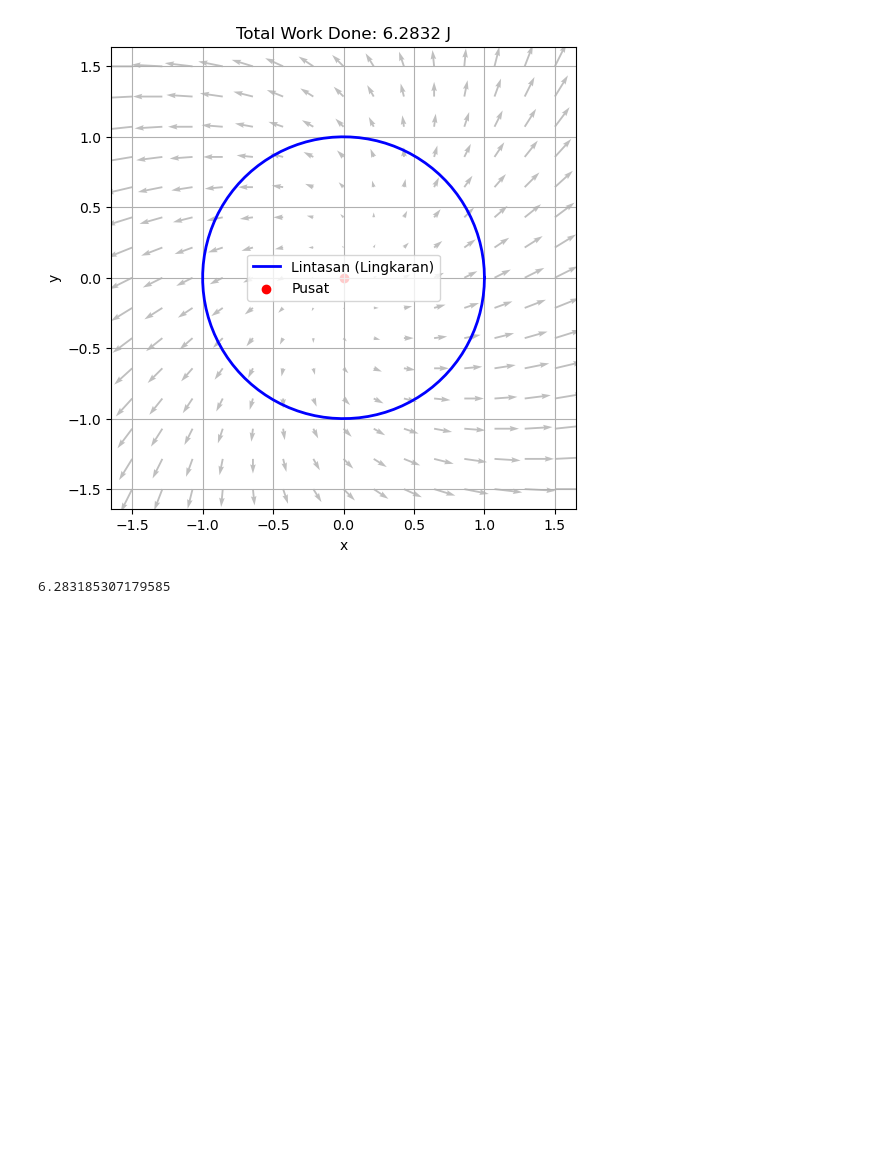
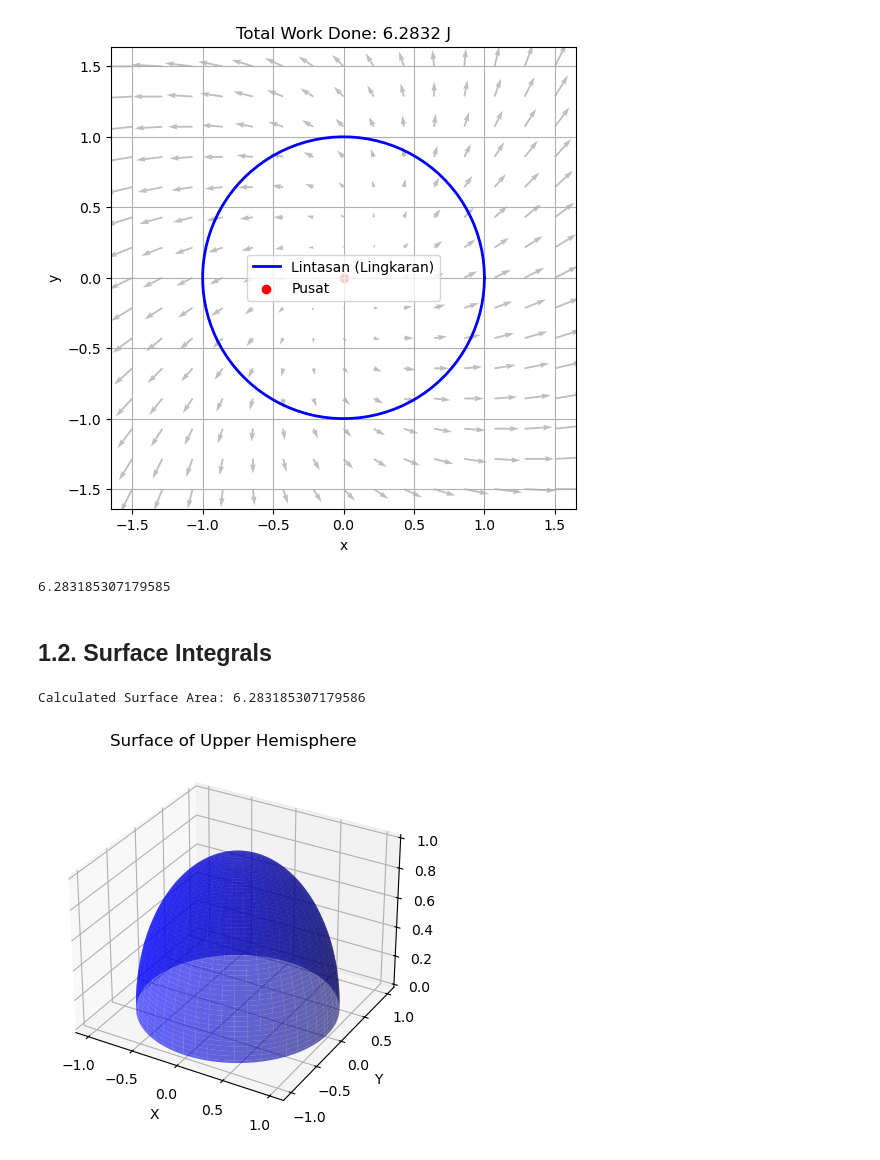
Before and after one commit to zharfanw/zhongshan_em, a Jupyter notebook: EM_3_VectorCalculus.ipynb, the cells around one changed output. Drawn from its saved outputs; the diff is of its cells as text; code cells hidden in the pictures; blank space fills up the shorter version.

```diff
--- a/EM_3_VectorCalculus.ipynb
+++ b/EM_3_VectorCalculus.ipynb
@@ -202,3 +202,56 @@ result
 # %% [output]
 [figure]
 6.283185307179585
+# %% [markdown]
+## 1.2. Surface Integrals
+# %%
+import numpy as np
+import matplotlib.pyplot as plt
+from mpl_toolkits.mplot3d import Axes3D
+from scipy.integrate import dblquad
+
+# Parametrisasi bola
+def r(u, v, R):
+    return np.array([R * np.sin(u) * np.cos(v), R * np.sin(u) * np.sin(v), R * np.cos(u)])
+
+# Turunan parsial terhadap u dan v
+def ru(u, v, R):
+    return np.array([R * np.cos(u) * np.cos(v), R * np.cos(u) * np.sin(v), -R * np.sin(u)])
+
+def rv(u, v, R):
+    return np.array([-R * np.sin(u) * np.sin(v), R * np.sin(u) * np.cos(v), 0])
+
+# Menghitung norma dari produk cross (elemen luas)
+def ds(u, v, R):
+    cross_product = np.cross(ru(u, v, R), rv(u, v, R))
+    return np.linalg.norm(cross_product)
+
+# Integral untuk luas permukaan
+def surface_area(R):
+    integral, error = dblquad(lambda v, u: ds(u, v, R), 0, np.pi/2, lambda u: 0, lambda u: 2*np.pi)
+    return integral
+
+# Visualisasi bola
+def plot_sphere(R):
+    u = np.linspace(0, np.pi/2, 100)
+    v = np.linspace(0, 2*np.pi, 100)
+    u, v = np.meshgrid(u, v)
+    x = R * np.sin(u) * np.cos(v)
+    y = R * np.sin(u) * np.sin(v)
+    z = R * np.cos(u)
+
+    fig = plt.figure()
+    ax = fig.add_subplot(111, projection='3d')
+    ax.plot_surface(x, y, z, color='b', alpha=0.6)
+    ax.set_xlabel('X')
+    ax.set_ylabel('Y')
+    ax.set_zlabel('Z')
+    plt.title('Surface of Upper Hemisphere')
+    plt.show()
+
+R = 1  # Radius of the sphere
+print("Calculated Surface Area:", surface_area(R))
+plot_sphere(R)
+# %% [output]
+Calculated Surface Area: 6.283185307179586
+[figure, added]
```
Also changed, not shown: parts of 7 cells of this notebook.
